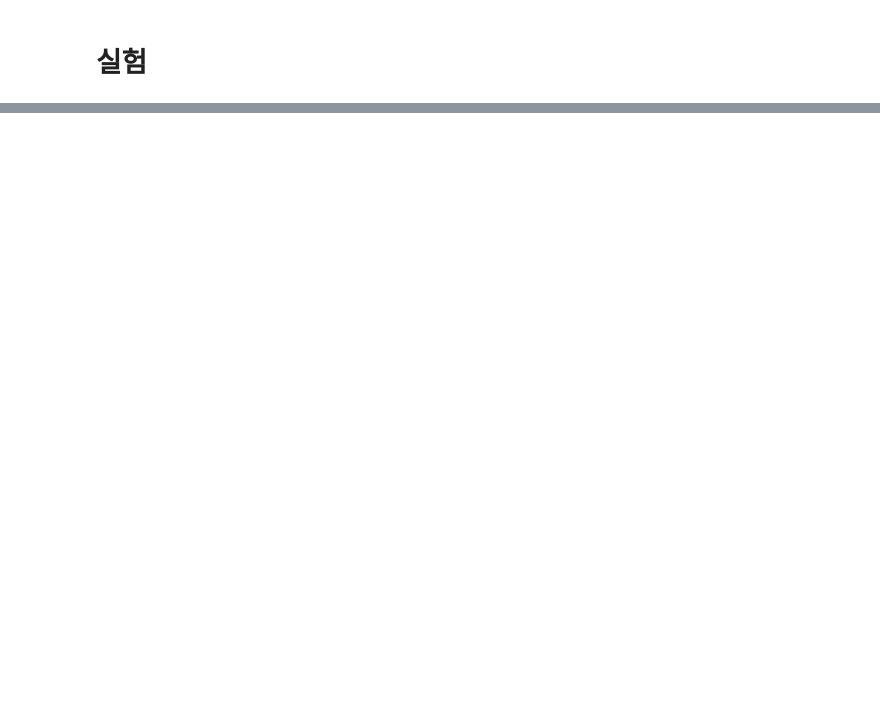
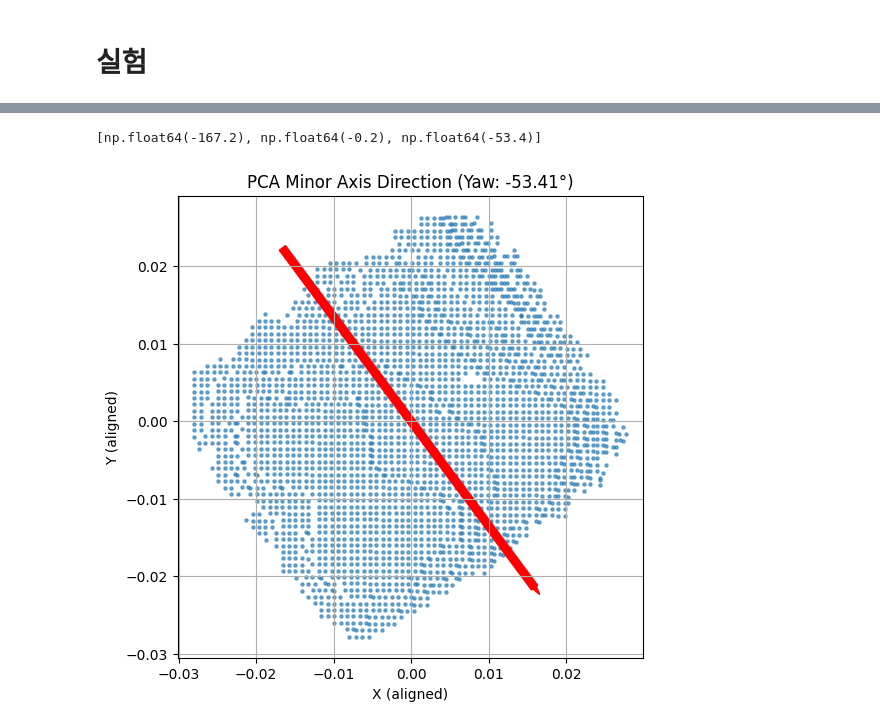
Before and after one commit to berrymix13/vision-manipulator, a Jupyter notebook: notebooks/surface_normal.ipynb, the cells around one changed output, grey strips where cells are left out. Drawn from its saved outputs; the diff is of its cells as text; code cells hidden in the pictures; blank space fills up the shorter version.

```diff
--- a/notebooks/surface_normal.ipynb
+++ b/notebooks/surface_normal.ipynb
@@ -620,0 +343,9 @@ mc.get_coords()
+# %%
+# 대각선
+c_path = "/home/ros/llm_robot/data/captures/color/2025-08-04_15-27-57.jpg"
+d_path = "/home/ros/llm_robot/data/captures/depth/2025-08-04_15-27-57.npy"
+intr_path = "/home/ros/llm_robot/data/captures/intrinsics/2025-08-04_15-27-57.json"
+ee2cam_path = "/home/ros/llm_robot/data/Calibration/Eye-in-Hand2/optimized_cam2ee_icp_point.json"
+MODEL_DIR = "/home/ros/llm_robot/yolo/yolo11_seg_cube_best.pt"
+
+camera_matrix, dist_coeffs = load_intrinsics(intr_path)
@@ -620,0 +458,53 @@ mc.get_coords()
+# %%
+# 베이스 기준 절대 자세 제어
+with open(ee2cam_path, "r") as f:
+    data = json.load(f)
+
+R_cam2ee = np.array(data["R_cam2ee"])
+R_ee2cam = np.linalg.inv(R_cam2ee)
+
+# 현재 로봇 포즈 가져오기 (coords 사용)
+coords = [81.6, -67.5, 299.4, -171.96, -3.71, -94.06]
+position = np.array(coords[0:3]).reshape(3, 1) / 1000.0  # mm → m
+rx, ry, rz = np.radians(coords[3:6])
+
+R_base2ee = euler_to_rotation_matrix(rx, ry, rz)
+R_base2cam_cur = R_base2ee.dot(R_ee2cam)
+
+R_base2ee_norm = R_base2cam_cur.dot(rot_mat).dot(R_cam2ee)
+# --- 2) 여기서 Roll·Pitch만 추출 (Yaw는 무시) ---
+roll_norm, pitch_norm, yaw_norm = Rotation.from_matrix(R_base2ee_norm).as_euler('xyz', degrees=True)
+
+# --- 4) 최종 RPY 리스트 생성 (소수점 1자리) ---
+final_rpy = [round(roll_norm, 1), round(pitch_norm, 1), round(yaw_pca, 1)]
+
+print(final_rpy)
+# %% [output]
+[np.float64(-167.2), np.float64(-0.2), np.float64(-53.4)]
+# %%
+# 1) 투영된 점들의 중심 계산
+centroid_2d = proj2d.mean(axis=0)
+
+# 2) 화살표 길이 설정 (투영 범위의 절반)
+length = max(np.ptp(proj2d, axis=0)) * 0.5  # np.ptp 사용
+dx, dy = minor_axis * length
+
+# 3) 플롯 그리기
+plt.figure(figsize=(6,6))
+plt.scatter(proj2d[:, 0], proj2d[:, 1], s=5, alpha=0.6)
+plt.arrow(
+    centroid_2d[0] - dx, centroid_2d[1] - dy,
+    2 * dx, 2 * dy,
+    head_width=0.02 * length,
+    head_length=0.04 * length,
+    length_includes_head=True,
+    color='r'
+)
+plt.title(f"PCA Minor Axis Direction (Yaw: {yaw_pca:.2f}°)")
+plt.xlabel("X (aligned)")
+plt.ylabel("Y (aligned)")
+plt.axis('equal')
+plt.grid(True)
+plt.show()
+# %% [output]
+[figure, added]
```
Also changed, not shown: parts of 70 cells of this notebook.
